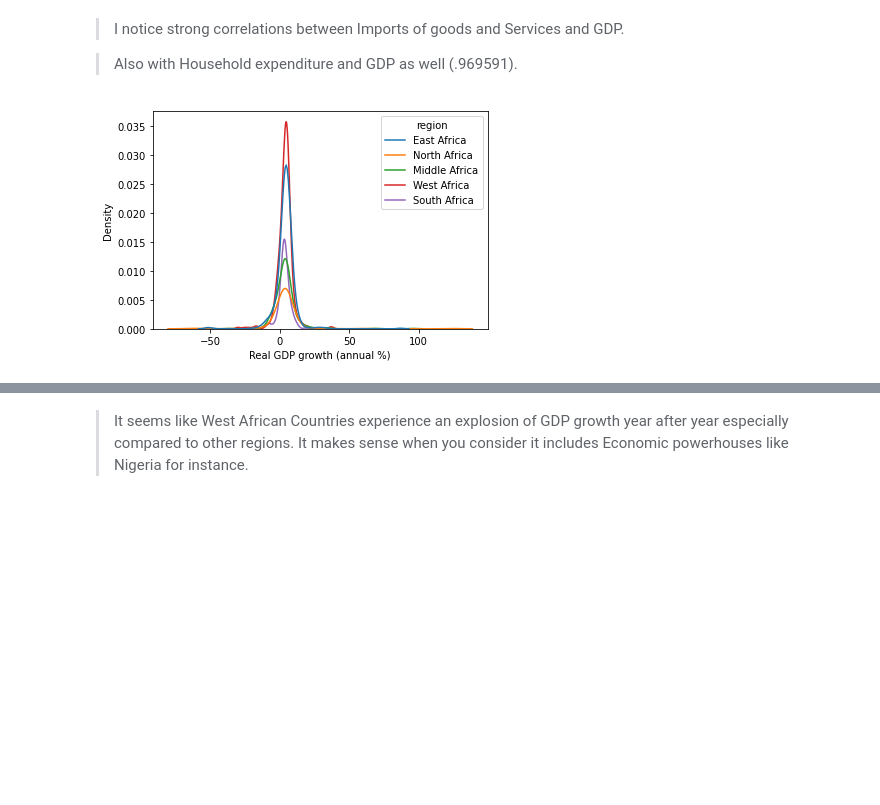
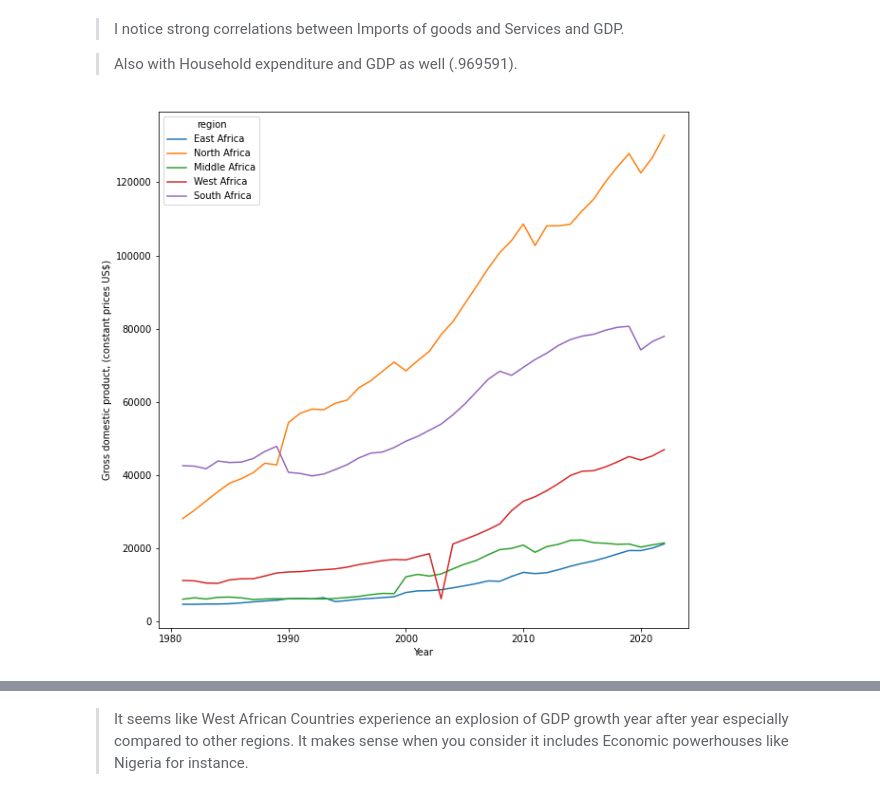
Before and after one commit to AlphaKaba24/African_Economy_Prediction, a Jupyter notebook: africa_GDP.ipynb, the cells around one changed output, grey strips where cells are left out. Cells and saved outputs as stored; diff of their text form; code cells hidden in the pictures; blank space fills up the shorter version.

```diff
--- a/africa_GDP.ipynb
+++ b/africa_GDP.ipynb
@@ -267,10 +285,11 @@ corr
 
 >Also with Household expenditure and GDP as well (.969591).
 # %%
-sns.kdeplot(data=africa_dfdropped, x= 'Real GDP growth (annual %)', hue='region');
+plt.figure(figsize=(10,10))
+sns.lineplot( x='Year', y='Gross domestic product, (constant prices US$)', hue='region', ci=None, data=africa_dfdropped);
+
 #figsize=(199,199)
-#plt.title('Regional GDP Growth', fontsize = 18)
 #plt.rcParams["figure.figsize"] = (15, 10)
 #plt.rcParams["xtick.labelsize"] = 7
 # %% [output]
-[figure, old version]
+[figure, new version]
```
Also changed, not shown: parts of 11 cells of this notebook.
